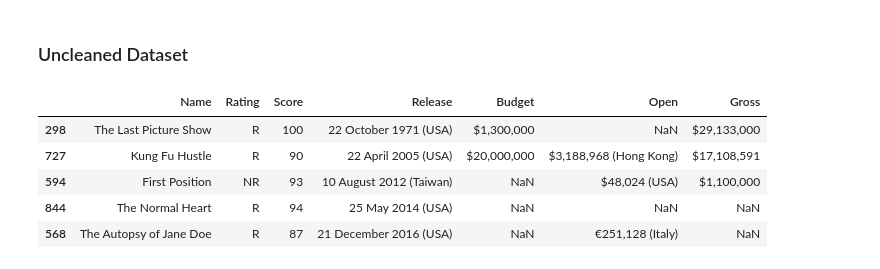
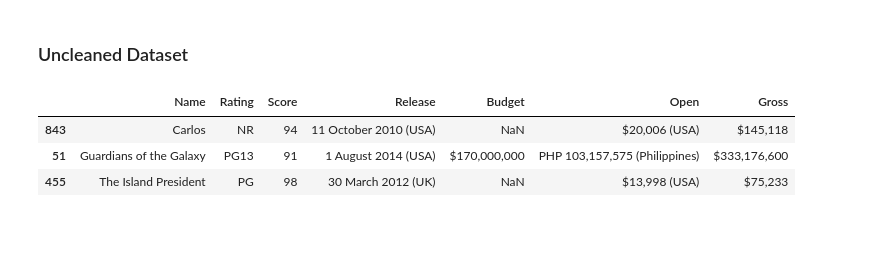
Before and after one commit to brookemosby/Movies, a Jupyter notebook: Jarvis_Project.ipynb, the cells around one changed output. Cells and saved outputs as stored; diff of their text form; code cells hidden in the pictures; blank space fills up the shorter version.

Commit message:
final draft for first semester

```diff
--- a/Jarvis_Project.ipynb
+++ b/Jarvis_Project.ipynb
@@ -21,10 +21,18 @@ Note: Because I am only scraping movies from a top 100 list from rotten tomatoes
 # %%
+# This code creates a list of urls containing the top 100 movies for each genre
 base_url = "https://www.rottentomatoes.com"
-action = "https://www.rottentomatoes.com/top/bestofrt/top_100_action__adventure_movies/"
+# Start with the action and adventure genre url
+a_a = "https://www.rottentomatoes.com/top/bestofrt/top_100_action__adventure_movies/"
+# The url compiler below finds urls that contain lists of top 100 movies
 url_finder = re.compile( r"/top/bestofrt/top_100_.*$" )
-page_source = requests.get( action ).text
+# Below we get the html text for the action and adventure genre page
+# This page also contains links to all the other top 100 pages
+# The pages that match the url compiler are collected with the find_all
+page_source = requests.get( a_a ).text
 soup = BeautifulSoup( page_source, "html.parser" )
 urls = soup.find_all( "a", href = url_finder )
 top = []
+#each url for the top 100 movie list is appended to a list to later
+#gather the movie name
 for url in urls:
     top.append( base_url + url[ "href" ] )
@@ -36,23 +42,39 @@ In the cell below:
 # %%
+# Initialize a set of all movies so that duplicates are not added
 all_movies = []
+# Initialize a list for data to be used to create DataFrame
 data = []
+# For each top 100 movies page
 for url in top:
+    # requesting html
     page_source = requests.get( url ).text
     soup = BeautifulSoup( page_source, "html.parser" )
+    # top 100 movies are contained in json, load this in as a dict
     top_100 = soup.find( 'script', type = 'application/ld+json' )
     movie_data = json.loads( top_100.text )
+    # finding the list of movies in the json dictionary
     list_dict = movie_data[ "itemListElement" ]
+    # For each movie listed in top 100
     for top_movies in list_dict:
+        # Get the rotten tomatoes page for the movie url listed
         page_source = requests.get( top_movies[ "url" ] ).text
         soup = BeautifulSoup( page_source, "html.parser" )
-        movie_data = json.loads( soup.find( 'script', type = 'application/ld+json' ).text )
+        # Load the movie data into a dictionary
+        movie_data = json.loads( soup.find( 'script',
+                                type = 'application/ld+json' ).text )
+        # Grab the name of the movie
         name = movie_data[ "name" ]
-        if name == "The Good, the Bad, the Weird (Joheun-nom, Nabbeun-nom, Isanghan-nom)":
+        # This one movie causes an error if left as is, so we change the name
+        oops ="The Good, the Bad, the Weird (Joheun-nom, Nabbeun-nom, Isanghan-nom)"
+        if name == oops :
             name = "The Good, the Bad, the Weird"
+        # Only do the following if movie data wasn't already collected
         if name not in all_movies:
             try:    ratings = movie_data[ 'contentRating' ]
             except: ratings = ""
             try:    scorert = movie_data[ 'aggregateRating' ][ 'ratingValue' ]
             except: scorert = np.nan
+            # Add name, motion picture content rating, and rotten tomatoes score to data list
             data.append( [ name, ratings, scorert ] )
+        # Add movie name to the list of movie names so it is accounted for
         all_movies.append( name )
@@ -113,12 +136,10 @@ browser.close()
 # %%
 n = len( data )
 columns = [ "Name", "Rating", "Score", "Release", "Budget", "Open", "Gross" ]
 df = pd.DataFrame( data, index = np.arange( n ), columns = columns )
-df.sample(5)
+df.sample(3)
 # %% [output]
 |  | Name | Rating | Score | Release | Budget | Open | Gross |
-| 298 | The Last Picture Show | R | 100 | 22 October 1971 (USA) | $1,300,000 | NaN | $29,133,000 |
-| 727 | Kung Fu Hustle | R | 90 | 22 April 2005 (USA) | $20,000,000 | $3,188,968 (Hong Kong) | $17,108,591 |
-| 594 | First Position | NR | 93 | 10 August 2012 (Taiwan) | NaN | $48,024 (USA) | $1,100,000 |
-| 844 | The Normal Heart | R | 94 | 25 May 2014 (USA) | NaN | NaN | NaN |
-| 568 | The Autopsy of Jane Doe | R | 87 | 21 December 2016 (USA) | NaN | €251,128 (Italy) | NaN |
+| 843 | Carlos | NR | 94 | 11 October 2010 (USA) | NaN | $20,006 (USA) | $145,118 |
+| 51 | Guardians of the Galaxy | PG13 | 91 | 1 August 2014 (USA) | $170,000,000 | PHP 103,157,575 (Philippines) | $333,176,600 |
+| 455 | The Island President | PG | 98 | 30 March 2012 (UK) | NaN | $13,998 (USA) | $75,233 |
```
Also changed, not shown: parts of 52 cells of this notebook, 5 other files.
